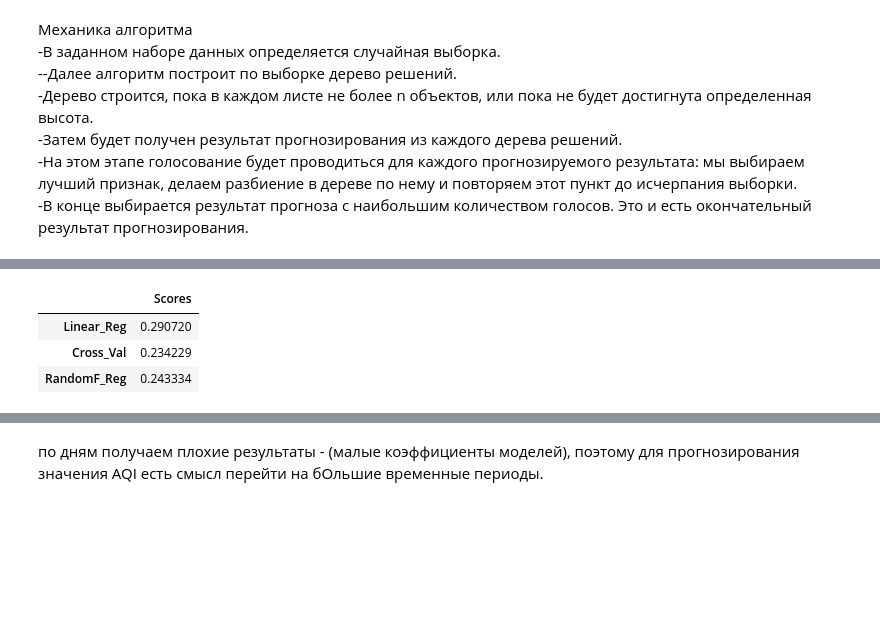
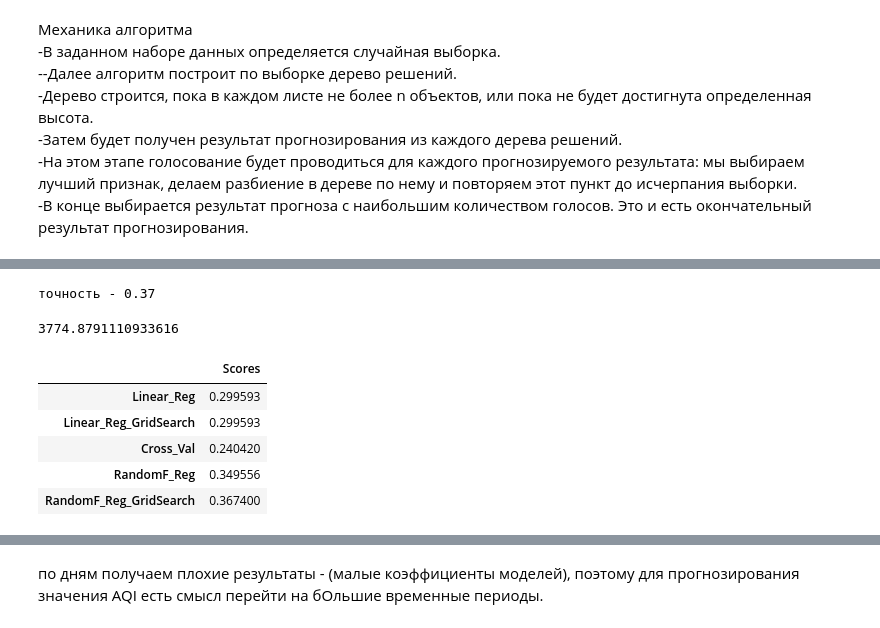
Before and after one commit to petrovalina93/diploma, a Jupyter notebook: diploma.ipynb, the cells around one changed output, grey strips where cells are left out. Cells and saved outputs as stored; diff of their text form; code cells hidden in the pictures; blank space fills up the shorter version.

```diff
--- a/diploma.ipynb
+++ b/diploma.ipynb
@@ -1192,0 +1303,3 @@ print('точность - %0.2f' % score_reg)
+# %%
+score_reg_grid = grid_reg.score(X_test,y_test)
+print('точность - %0.2f' % score_reg_grid)
@@ -1238,9 +1363,9 @@ from sklearn.metrics import roc_auc_score
 # %%
 # n_estimators - число деревьев
-model =  RandomForestRegressor(n_estimators=10 , random_state=1)
-model.fit(X_train, y_train)
-y_pred_rfr = model.predict(X_test)
+rfr_model =  RandomForestRegressor(random_state=1)
+rfr_model.fit(X_train, y_train)
+y_pred_rfr = rfr_model.predict(X_test)
 # %%
-score_rfr = model.score(X_test,y_test)
+score_rfr = rfr_model.score(X_test,y_test)
 print('точность - %0.2f' % score_rfr)
 # %% [output]
@@ -1247,0 +1417,10 @@ print('точность - %0.2f' % score_rfr)
+# %%
+score_rfr_grid = grid_rfr.score(X_test,y_test)
+print('точность - %0.2f' % score_rfr_grid)
+# %% [output]
+точность - 0.37
+# %%
+mse_rfr_grid = MSE(y_pred_rfr_grid, y_test)
+mse_rfr_grid
+# %% [output]
+3774.8791110933616
@@ -1250,12 +1431,15 @@ print('точность - %0.2f' % score_rfr)
 # %%
-score_comparison = pd.DataFrame([score_reg, score_cross,score_rfr],
+score_comparison = pd.DataFrame([score_reg, score_reg_grid, score_cross,score_rfr, score_rfr_grid],
                                 columns=["Scores"],
-                                index= ['Linear_Reg','Cross_Val', 'RandomF_Reg'],dtype=float)
+                                index= ['Linear_Reg', 'Linear_Reg_GridSearch', 'Cross_Val', 'RandomF_Reg',
+                                       'RandomF_Reg_GridSearch'],dtype=float)
 score_comparison
 # %% [output]
 |  | Scores |
-| Linear_Reg | 0.290720 |
-| Cross_Val | 0.234229 |
-| RandomF_Reg | 0.243334 |
+| Linear_Reg | 0.299593 |
+| Linear_Reg_GridSearch | 0.299593 |
+| Cross_Val | 0.240420 |
+| RandomF_Reg | 0.349556 |
+| RandomF_Reg_GridSearch | 0.367400 |
 # %%
 comparison_pred = pd.DataFrame({"Linear_Reg":y_pred_lr, "Cross_Val" :cross_y_pred, 'RandomF_Reg': y_pred_rfr,
```
Also changed, not shown: parts of 128 cells of this notebook.
